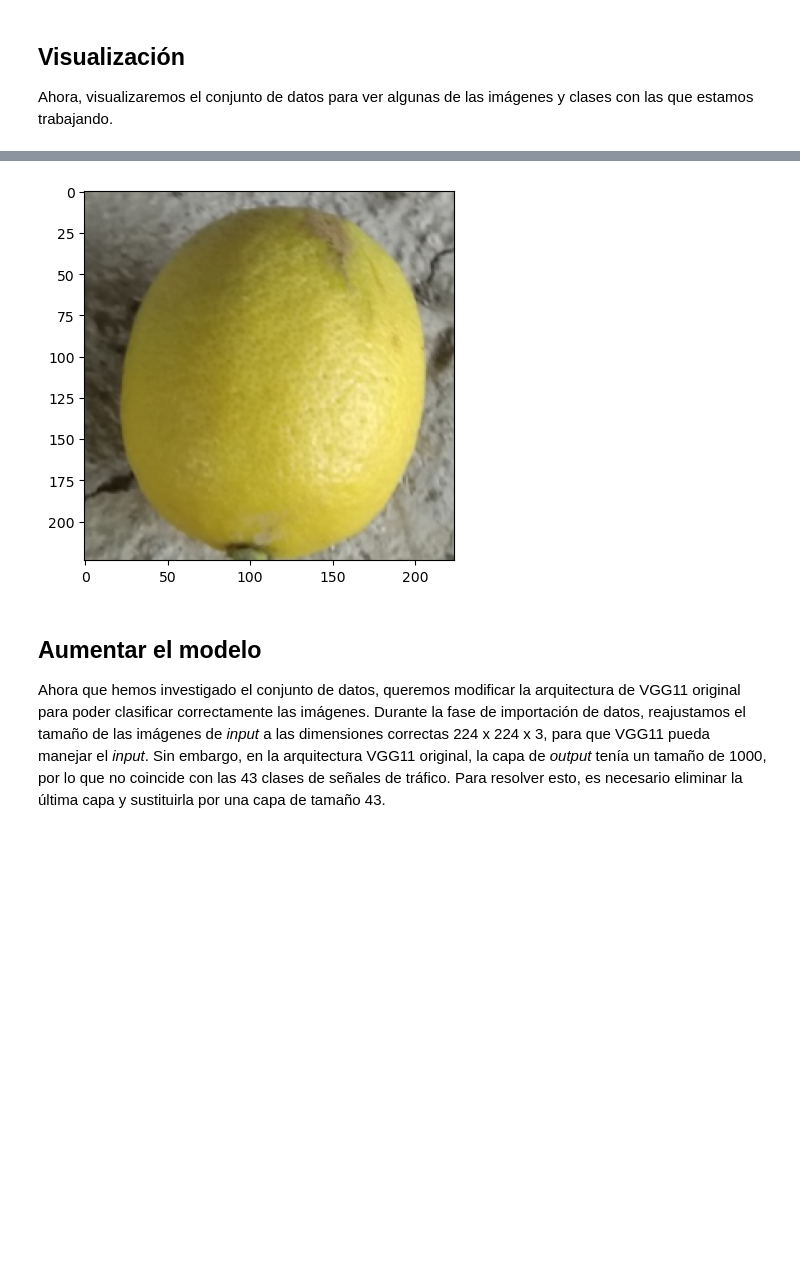
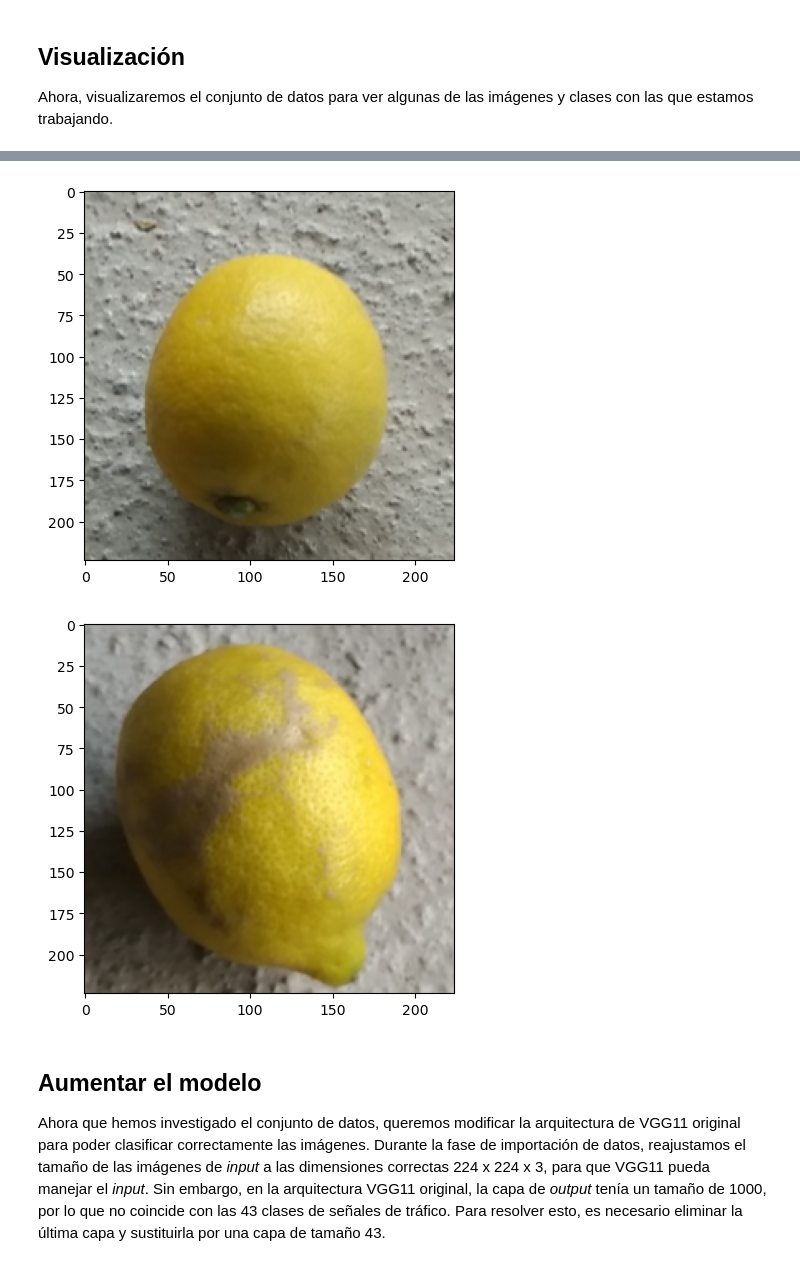
Before and after one commit to Rafdal/mit-course-notebooks, a Jupyter notebook: 12-Transfer_Learning.ipynb, the cells around one changed output, grey strips where cells are left out. Cells and saved outputs as stored; diff of their text form; code cells hidden in the pictures; blank space fills up the shorter version.

```diff
--- a/12-Transfer_Learning.ipynb
+++ b/12-Transfer_Learning.ipynb
@@ -96,14 +86,16 @@ train_size = int(0.7 * len(lemon_dataset))
 val_size = int(0.15 * len(lemon_dataset))
 test_size = len(lemon_dataset) - train_size - val_size
 
+generator=torch.Generator().manual_seed(42)
+
 # Use random_split() to split the dataset into train, validation, and test sets
-train_set, val_set, test_set = torch.utils.data.random_split(lemon_dataset, [train_size, val_size, test_size])
+train_set, val_set, test_set = torch.utils.data.random_split(lemon_dataset, [train_size, val_size, test_size], generator=generator)
 # %%
 # Creamos DataLoaders igual que antes con un tamaño de lotes de 100
 batch_size = 100
 dataloaders = {'train': DataLoader(train_set, batch_size=batch_size),
                'val': DataLoader(val_set, batch_size=batch_size),
-               'test': DataLoader(test_set, shuffle=True, batch_size=batch_size)}
+               'test': DataLoader(test_set, batch_size=batch_size)}
 
 dataset_sizes = {'train': len(train_set),
                  'val': len(val_set),
@@ -115,11 +107,3 @@ dataset_sizes = {'train': 1769, 'val': 379, 'test': 380}
 ## Visualización
 
 Ahora, visualizaremos el conjunto de datos para ver algunas de las imágenes y clases con las que estamos trabajando.
-# %%
-# Primero, definir el número total de clases:
-set_labels = set()
-for _, labels in dataloaders["train"]:
-    for label in labels:
-        set_labels.add(label.item())
-print(len(set_labels))
-print(set_labels)
@@ -129,5 +110,10 @@ print(set_labels)
 # %%
 # Trazar una ground truth sobre las cifras y autocodificar
+
+def view_lemon(tensor):
+    tensor = tensor.cpu().detach().permute((1,2,0))
+    plt.imshow(tensor)
+
 def view_lemon_class(label, count = 1):
     fig = plt.figure()
     idx = 1
@@ -137,9 +123,10 @@ def view_lemon_class(label, count = 1):
             if (labels[i] != label):
                 continue
             # Trazar la ground truth
-            # ax = fig.add_subplot(1, count, idx)
-            input = input.cpu().detach().permute((1,2,0))
-            plt.imshow(input)
+            ax = fig.add_subplot(1, count, idx)
+
+            view_lemon(input)
+
             idx += 1
             if idx > count:
                 break
@@ -152,7 +172,9 @@ def view_lemon_all():
 # %%
-view_lemon_class(2, 0)
+view_lemon_class(2, 3)
+view_lemon_class(0, 3)
 # %% [output]
-[figure, old version]
+[figure, new version]
+[figure, added]
 # %% [markdown]
 ## Aumentar el modelo
 
```
Also changed, not shown: parts of 5 cells of this notebook, 3 other files.
